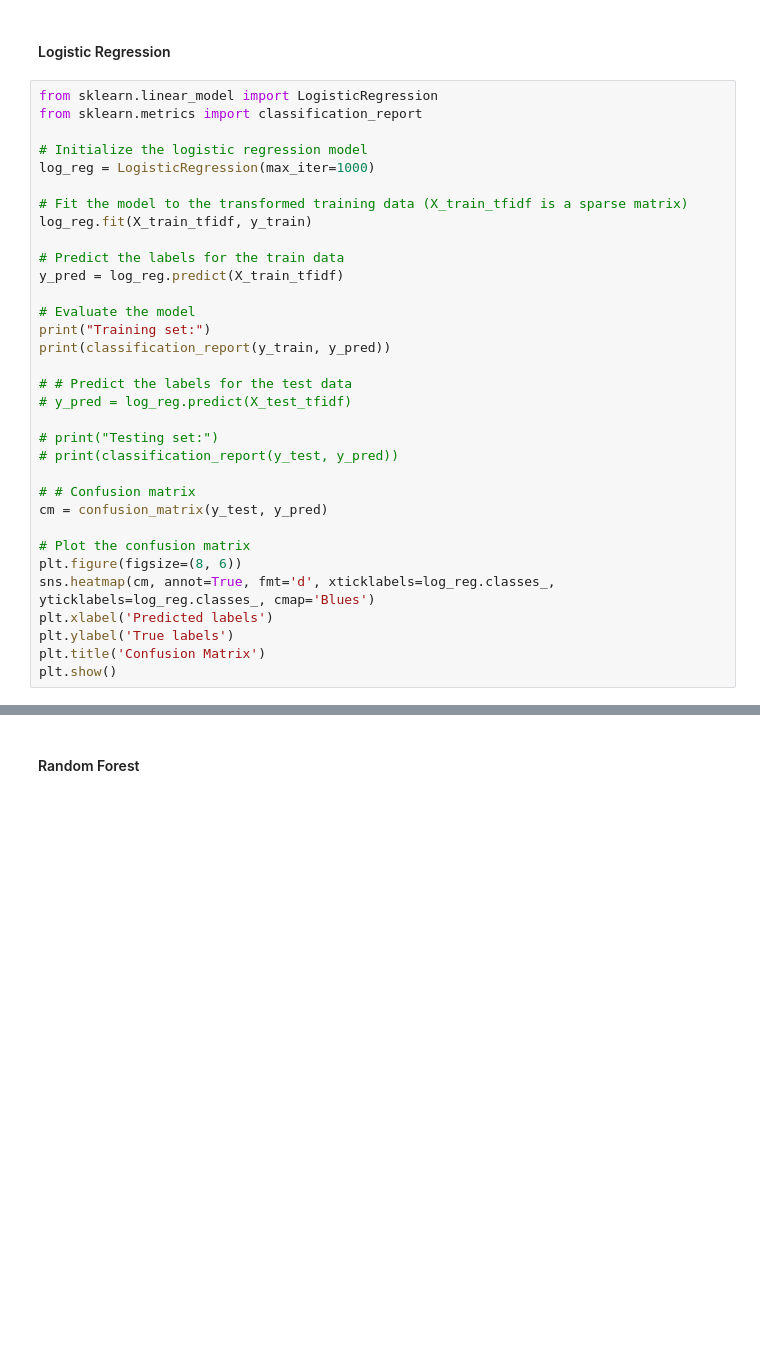
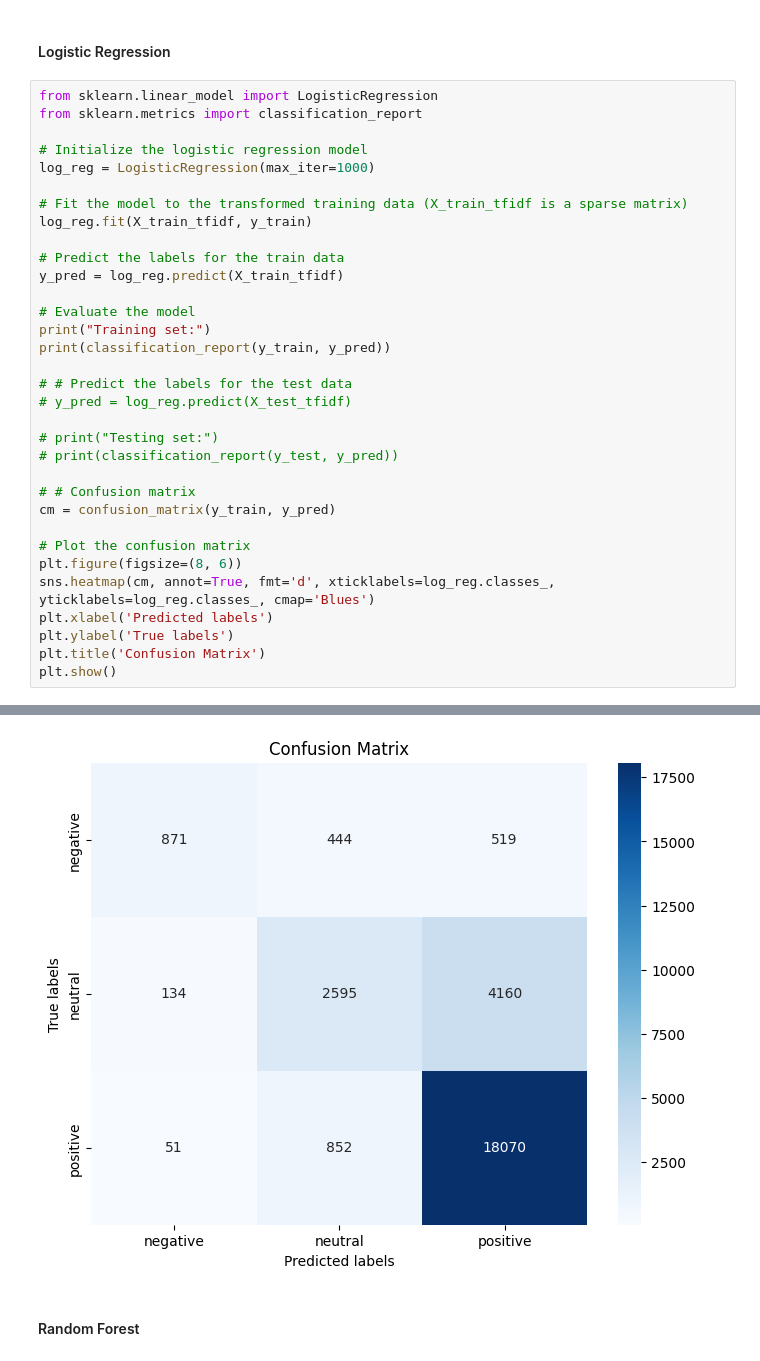
Before and after one commit to natanael-2012/project-nlp-automated-customer-reviews, a Jupyter notebook: Automated customers review 1.ipynb, the cells around one changed output, grey strips where cells are left out. Cells and saved outputs as stored; diff of their text form; blank space fills up the shorter version.

```diff
--- a/Automated customers review 1.ipynb
+++ b/Automated customers review 1.ipynb
@@ -515,7 +528,7 @@ print(classification_report(y_train, y_pred))
 # print(classification_report(y_test, y_pred))
 
 # # Confusion matrix
-cm = confusion_matrix(y_test, y_pred)
+cm = confusion_matrix(y_train, y_pred)
 
 # Plot the confusion matrix
 plt.figure(figsize=(8, 6))
@@ -545,3 +551,4 @@ weighted avg       0.72      0.74      0.72      6924
+[figure, added]
 # %% [markdown]
 #### Random Forest
 # %%
```
Also changed, not shown: parts of 9 cells of this notebook.
